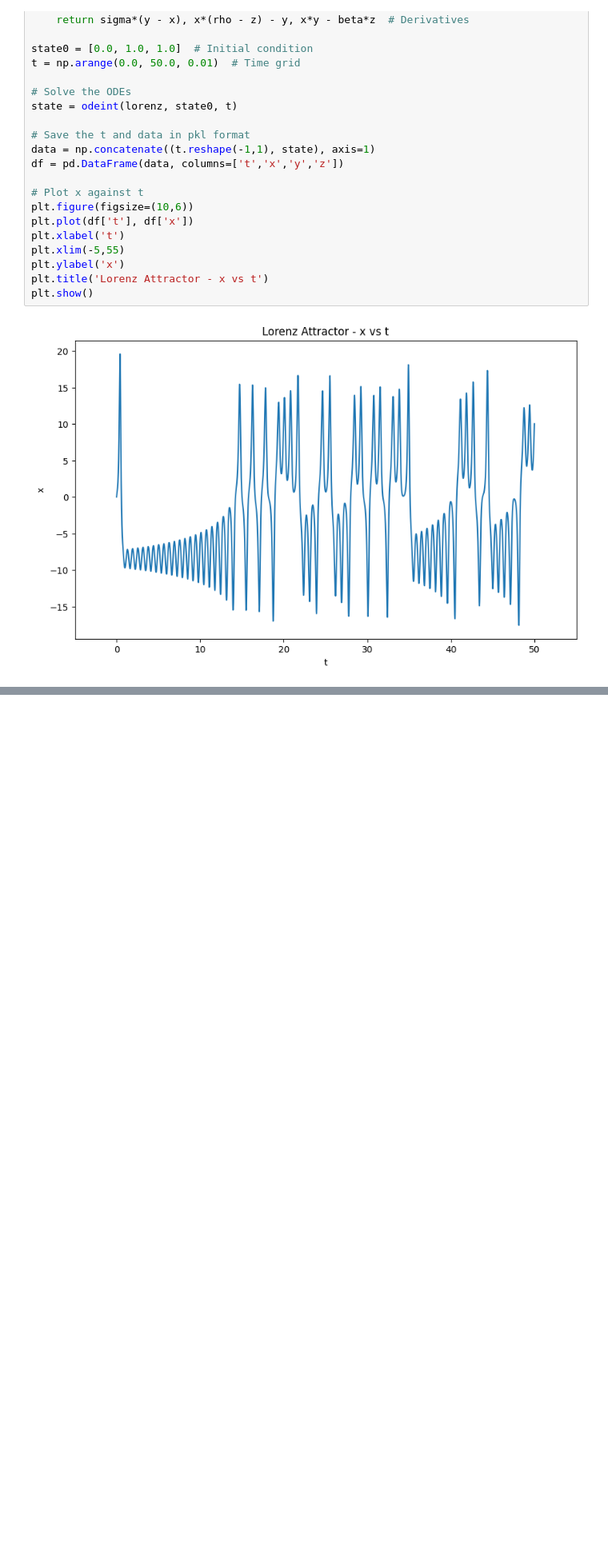
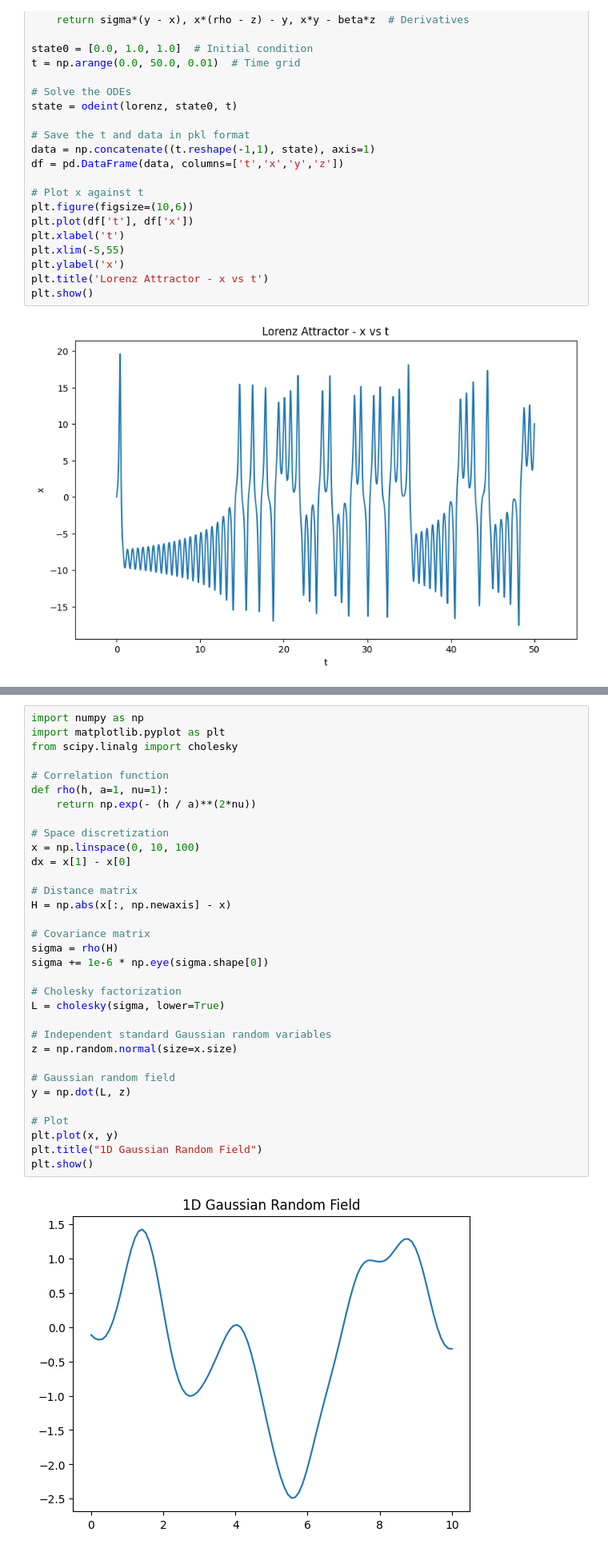
Before and after one commit to moodykong/bayesian-lstm-mionet, a Jupyter notebook: notebook.ipynb, the cells around one changed output, grey strips where cells are left out. Shown: that part at 80% size. Drawn from its saved outputs; the diff is of its cells as text; blank space fills up the shorter version.

Commit message:
first functional commit

```diff
--- a/notebook.ipynb
+++ b/notebook.ipynb
@@ -79,0 +198,35 @@ plt.show()
+# %%
+import numpy as np
+import matplotlib.pyplot as plt
+from scipy.linalg import cholesky
+
+# Correlation function
+def rho(h, a=1, nu=1):
+    return np.exp(- (h / a)**(2*nu))
+
+# Space discretization
+x = np.linspace(0, 10, 100)
+dx = x[1] - x[0]
+
+# Distance matrix
+H = np.abs(x[:, np.newaxis] - x)
+
+# Covariance matrix
+sigma = rho(H)
+sigma += 1e-6 * np.eye(sigma.shape[0])
+
+# Cholesky factorization
+L = cholesky(sigma, lower=True)
+
+# Independent standard Gaussian random variables
+z = np.random.normal(size=x.size)
+
+# Gaussian random field
+y = np.dot(L, z)
+
+# Plot
+plt.plot(x, y)
+plt.title("1D Gaussian Random Field")
+plt.show()
+# %% [output]
+[figure, added]
```
Also changed, not shown: parts of 3 cells of this notebook, 28 other files.
